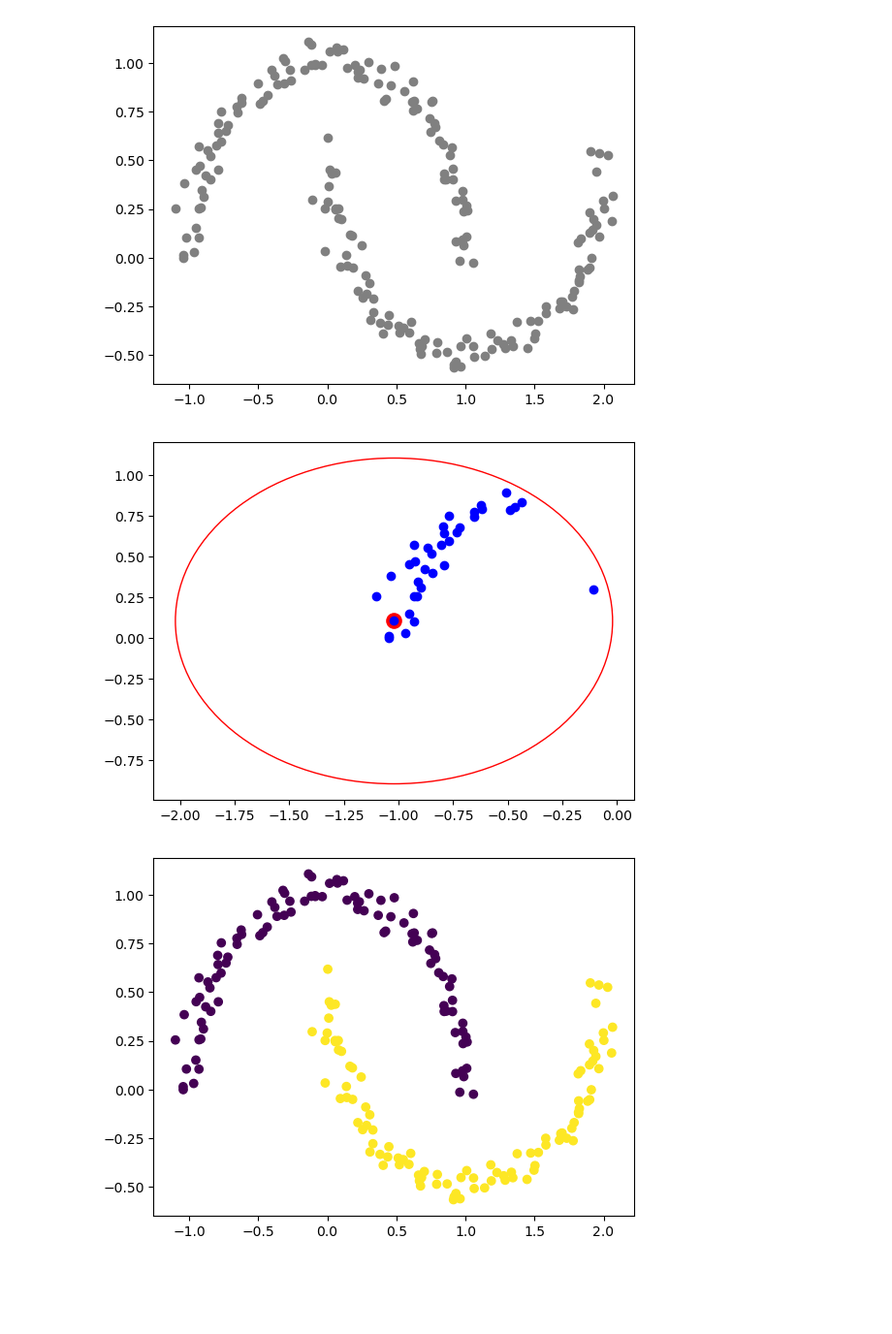
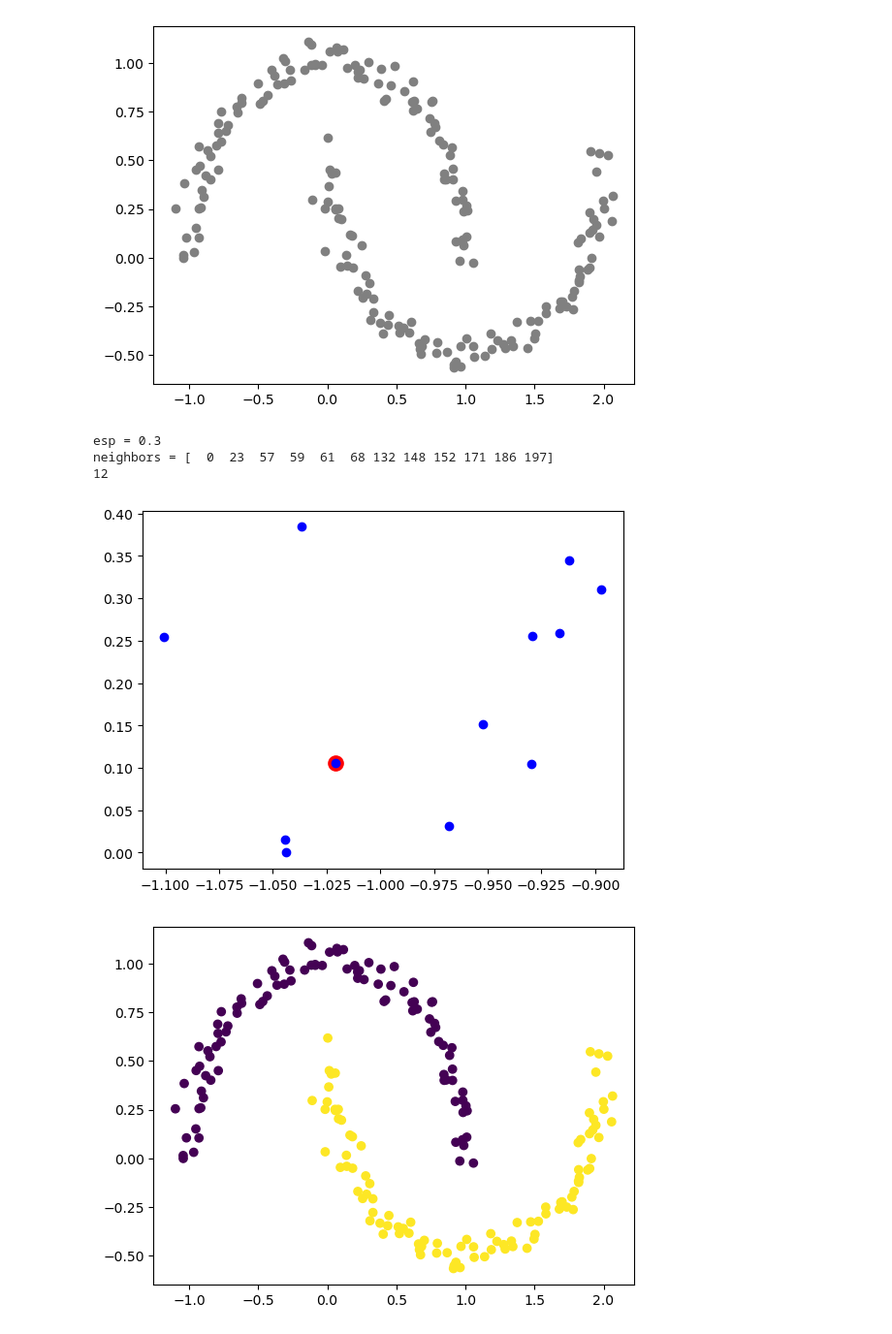
Before and after one commit to skn29teacher/skn29_lecture, a Jupyter notebook: 머신러닝/09.군집/DBSCAN.ipynb, the cells around one changed output. Shown at 97% size. Cells and saved outputs as stored; diff of their text form; code cells hidden in the pictures; blank space fills up the shorter version.

```diff
--- a/머신러닝/09.군집/DBSCAN.ipynb
+++ b/머신러닝/09.군집/DBSCAN.ipynb
@@ -62,7 +60,7 @@ plt.show()
 [figure]
 # %%
 # step 2 : 반경내 이웃찾기
-def region_query(X, point_idx, eps):
+def region_query(X, point_idx, esp):
     '''
     X : 전체데이터셋
     point_idx : 기준점 Core point후보 인덱스
@@ -72,29 +70,37 @@ def region_query(X, point_idx, eps):
         X - X[point_idx],
         axis=1  # 열단위로 연산
     )
-    return np.where(distance <= esp)[0]
+    neighbors = np.where(distance <= esp)[0]
+    print(f'neighbors = {neighbors}')
+    return neighbors
 # %%
 # step3 Core Pont 확인
 point_index = 0
+print(f'esp = {esp}')
 neighbors = region_query(X, point_index, esp)
 # 현재 점
 plt.scatter(
     X[point_index,0], X[point_index,1],
     c='red',s=120
 )
 # 이웃점
 plt.scatter(
     X[neighbors,0], X[neighbors,1],
     c='blue'
 )
+print(len(X[neighbors]))
+
 # esp 원
-circle = plt.Circle(
-    X[point_index], esp, color='red',fill=False
-)
-plt.gca().add_patch(circle)
-plt.show()
+# circle = plt.Circle(
+#     X[point_index], esp, color='red',fill=False
+# )
+# plt.gca().add_patch(circle)
+# plt.show()
 # %% [output]
+esp = 0.3
+neighbors = [  0  23  57  59  61  68 132 148 152 171 186 197]
+12
-[figure, old version]
+[figure, new version]
 # %%
 # 라이브러리 이용
 from sklearn.cluster import DBSCAN
```
Also changed, not shown: parts of 1 cell of this notebook.
